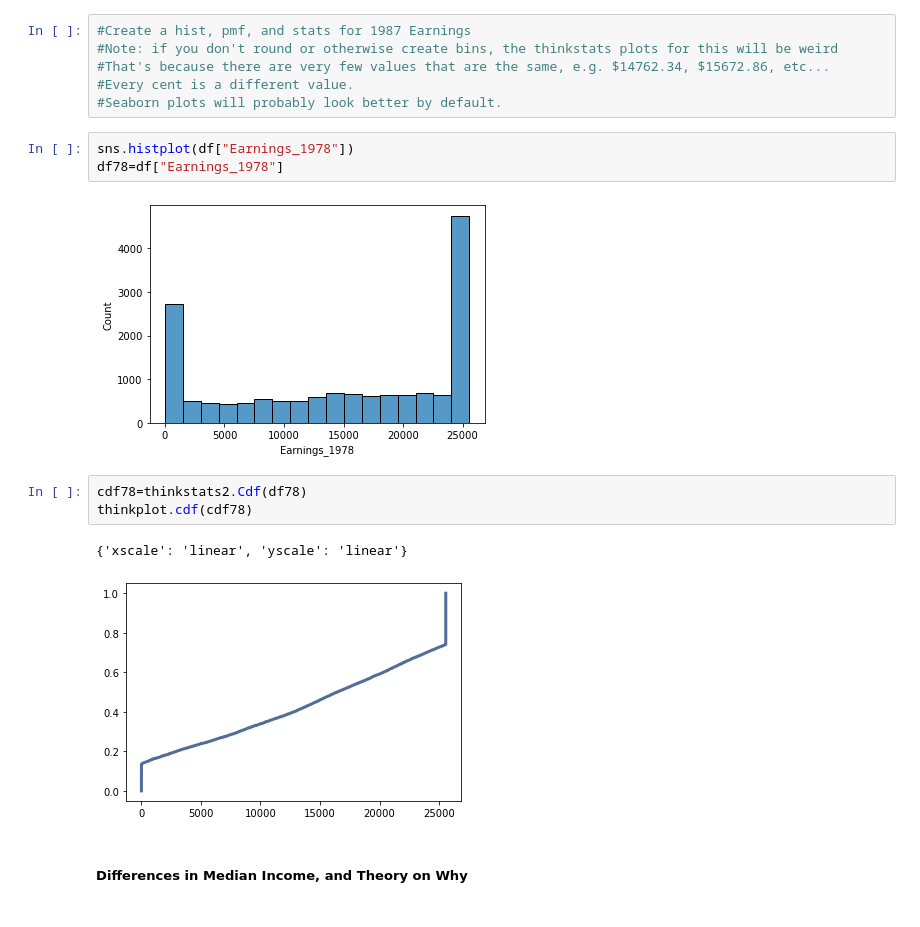
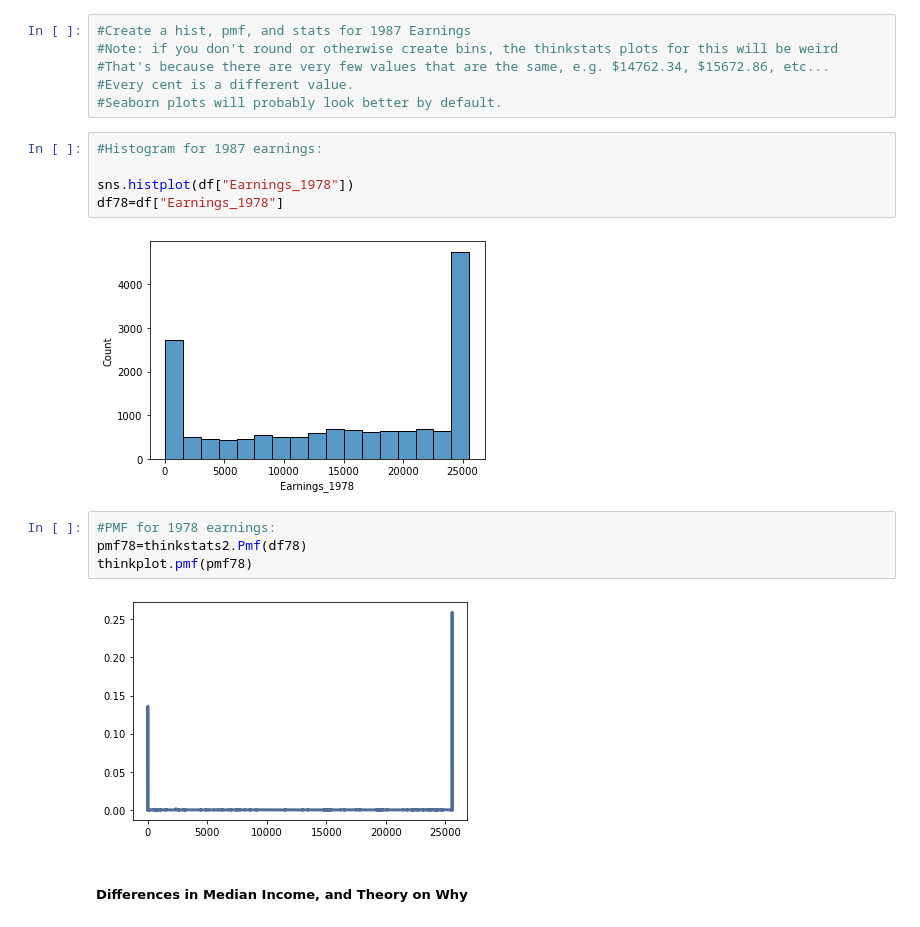
Before and after one commit to SidhST12/BSIP_Assignment_1_Students, a Jupyter notebook: stats_asn_1_stud_temp.ipynb, the cells around one changed output. Saved outputs shown, nothing was run; the diff lists cells and outputs as text.

```diff
--- a/stats_asn_1_stud_temp.ipynb
+++ b/stats_asn_1_stud_temp.ipynb
@@ -444,16 +412,18 @@ As a conclusion, there seems to be a large jump in the number of people earning
 #Every cent is a different value.
 #Seaborn plots will probably look better by default.
 # %%
+#Histogram for 1987 earnings:
+
 sns.histplot(df["Earnings_1978"])
 df78=df["Earnings_1978"]
 # %% [output]
 [figure]
-# %%
-cdf78=thinkstats2.Cdf(df78)
-thinkplot.cdf(cdf78)
-# %% [output]
-{'xscale': 'linear', 'yscale': 'linear'}
-[figure, removed]
+# %%
+#PMF for 1978 earnings:
+pmf78=thinkstats2.Pmf(df78)
+thinkplot.pmf(pmf78)
+# %% [output]
+[figure, added]
 # %% [markdown]
 ##### Differences in Median Income, and Theory on Why
 # %%
```
Also changed, not shown: parts of 11 cells of this notebook.
